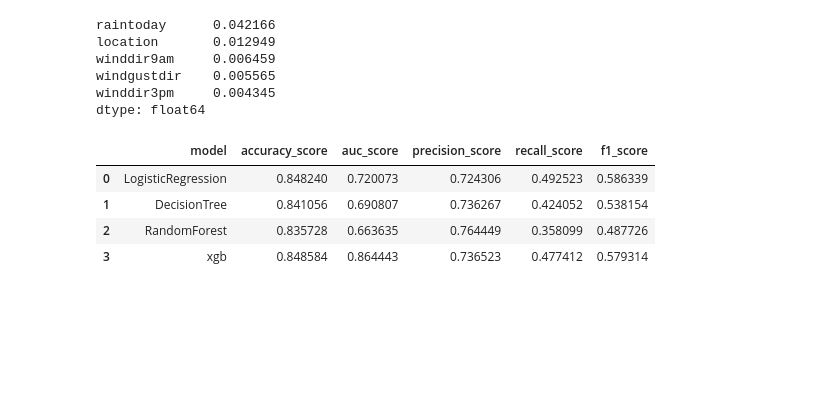
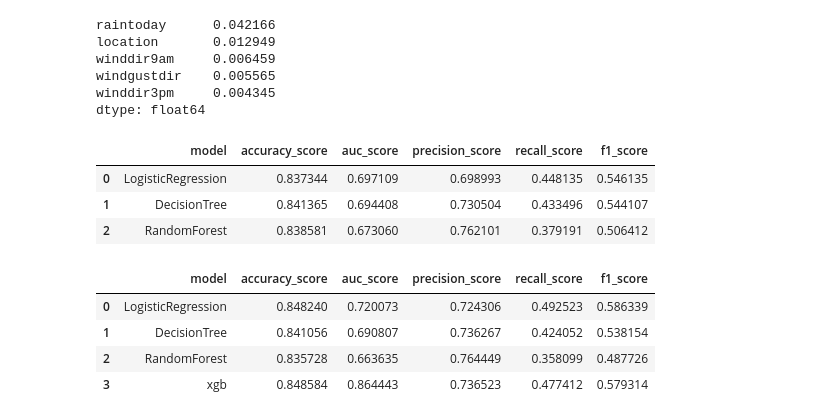
Before and after one commit to Godwin-T/Weather-Forecast, a Jupyter notebook: model.ipynb, the cells around one changed output. Drawn from its saved outputs; the diff is of its cells as text; code cells hidden in the pictures; blank space fills up the shorter version.

```diff
--- a/model.ipynb
+++ b/model.ipynb
@@ -133,3 +65,7 @@ sns.heatmap(data.corr(), cmap="YlGnBu", annot=True)
+# %%
+#Dropping correlating columns
+corr_col = ['mintemp', 'pressure9am', 'temp3pm']
+data.drop(corr_col, axis = 1, inplace = True)
 # %%
 #(data.isnull().sum()/data.shape[0]) * 100
 # %%
@@ -320,13 +256,18 @@ def base_training(x_train, y_train,x_val, y_val):
 
         scores.append([names[i], acc,auc, precision, recall, f1])
 
-    scores.append(xg_boost(X_train, y_train, X_val,y_val))
+    #scores.append(xg_boost(X_train, y_train, X_val,y_val))
     output = pd.DataFrame(scores, columns = ['model','accuracy_score', 'auc_score','precision_score', 'recall_score', 'f1_score'])
     return output
 # %%
 train_data, val_data,test_data, y_train, y_val, y_test = split_data(df)[0:6]
 X_train,X_test, X_val = encoding(train_data, test_data, val_data)
-#base_training(X_train, y_train, X_val, y_val)
+base_training(X_train, y_train, X_val, y_val)
+# %% [output]
+|  | model | accuracy_score | auc_score | precision_score | recall_score | f1_score |
+| 0 | LogisticRegression | 0.837344 | 0.697109 | 0.698993 | 0.448135 | 0.546135 |
+| 1 | DecisionTree | 0.841365 | 0.694408 | 0.730504 | 0.433496 | 0.544107 |
+| 2 | RandomForest | 0.838581 | 0.673060 | 0.762101 | 0.379191 | 0.506412 |
 # %%
 #feature engineering
 df['year'] = pd.DatetimeIndex(df['date']).year
```
Also changed, not shown: parts of 7 cells of this notebook, 10 other files.
